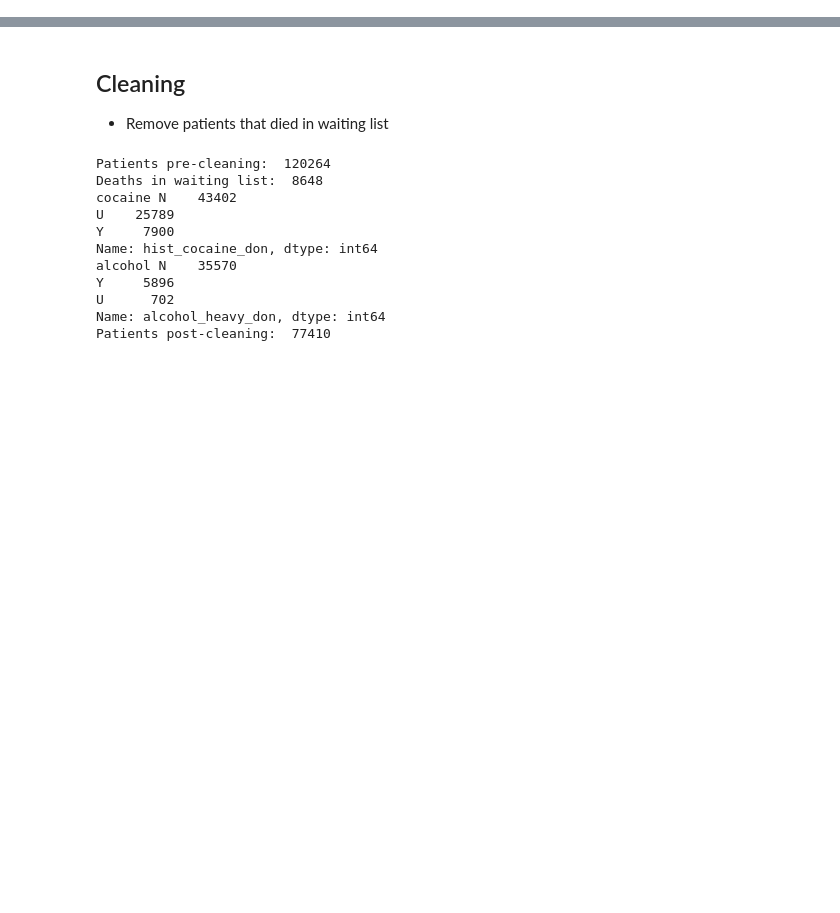
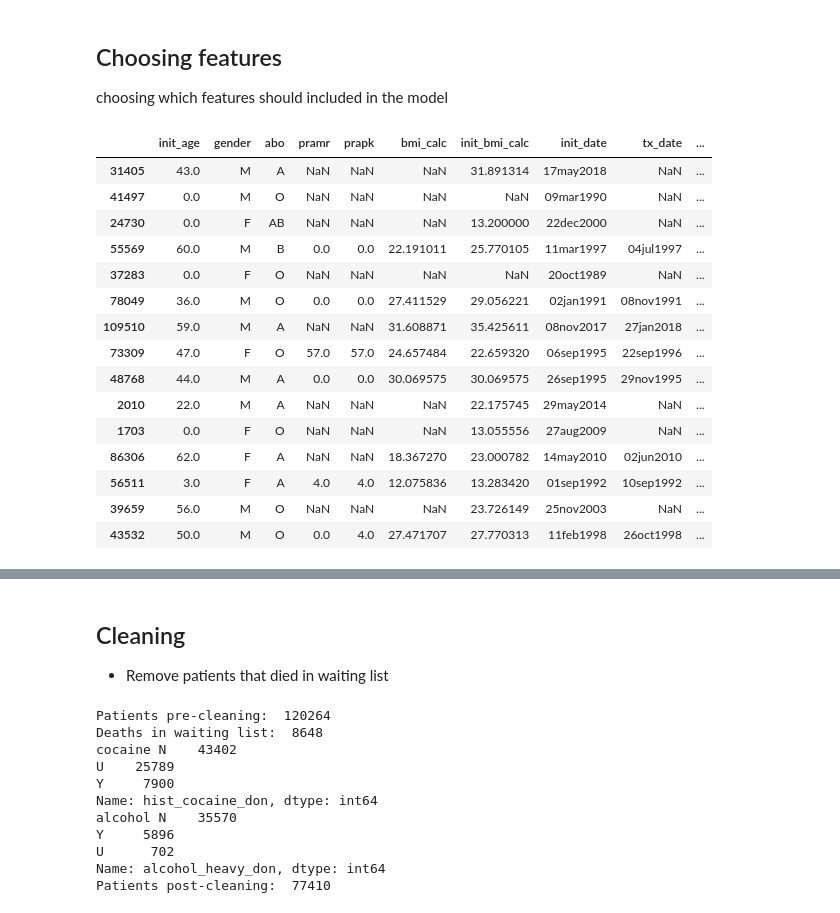
Before and after one commit to adicreson/time-to-heart-transplantation, a Jupyter notebook: data.ipynb, the cells around one changed output, grey strips where cells are left out. Drawn from its saved outputs; the diff is of its cells as text; code cells hidden in the pictures; blank space fills up the shorter version.

```diff
--- a/data.ipynb
+++ b/data.ipynb
@@ -4,3 +4,33 @@ import numpy as np
 import seaborn as sns
 # %%
 df = pd.read_csv("Data_120294_2023-03-29.csv")
+# %% [markdown]
+## Choosing features
+choosing which features should included in the model
+# %%
+#Choosing the columns that we want to use
+features = ["init_age", "gender", "abo",
+                   "pramr", "prapk", "bmi_calc",
+                   "init_bmi_calc", "init_date", "tx_date", "hemo_pcw_tcr","hemo_pa_mn_tcr"]
+
+features = df[features]
+# %%
+# Illustrate the data set of the chosen features with 15 random rows
+features.sample(15)
+# %% [output]
+|  | init_age | gender | abo | pramr | prapk | bmi_calc | init_bmi_calc | init_date | tx_date | ... |
+| 31405 | 43.0 | M | A | NaN | NaN | NaN | 31.891314 | 17may2018 | NaN | ... |
+| 41497 | 0.0 | M | O | NaN | NaN | NaN | NaN | 09mar1990 | NaN | ... |
+| 24730 | 0.0 | F | AB | NaN | NaN | NaN | 13.200000 | 22dec2000 | NaN | ... |
+| 55569 | 60.0 | M | B | 0.0 | 0.0 | 22.191011 | 25.770105 | 11mar1997 | 04jul1997 | ... |
+| 37283 | 0.0 | F | O | NaN | NaN | NaN | NaN | 20oct1989 | NaN | ... |
+| 78049 | 36.0 | M | O | 0.0 | 0.0 | 27.411529 | 29.056221 | 02jan1991 | 08nov1991 | ... |
+| 109510 | 59.0 | M | A | NaN | NaN | 31.608871 | 35.425611 | 08nov2017 | 27jan2018 | ... |
+| 73309 | 47.0 | F | O | 57.0 | 57.0 | 24.657484 | 22.659320 | 06sep1995 | 22sep1996 | ... |
+| 48768 | 44.0 | M | A | 0.0 | 0.0 | 30.069575 | 30.069575 | 26sep1995 | 29nov1995 | ... |
+| 2010 | 22.0 | M | A | NaN | NaN | NaN | 22.175745 | 29may2014 | NaN | ... |
+| 1703 | 0.0 | F | O | NaN | NaN | NaN | 13.055556 | 27aug2009 | NaN | ... |
+| 86306 | 62.0 | F | A | NaN | NaN | 18.367270 | 23.000782 | 14may2010 | 02jun2010 | ... |
+| 56511 | 3.0 | F | A | 4.0 | 4.0 | 12.075836 | 13.283420 | 01sep1992 | 10sep1992 | ... |
+| 39659 | 56.0 | M | O | NaN | NaN | NaN | 23.726149 | 25nov2003 | NaN | ... |
+| 43532 | 50.0 | M | O | 0.0 | 4.0 | 27.471707 | 27.770313 | 11feb1998 | 26oct1998 | ... |
```
Also changed, not shown: parts of 6 cells of this notebook.
